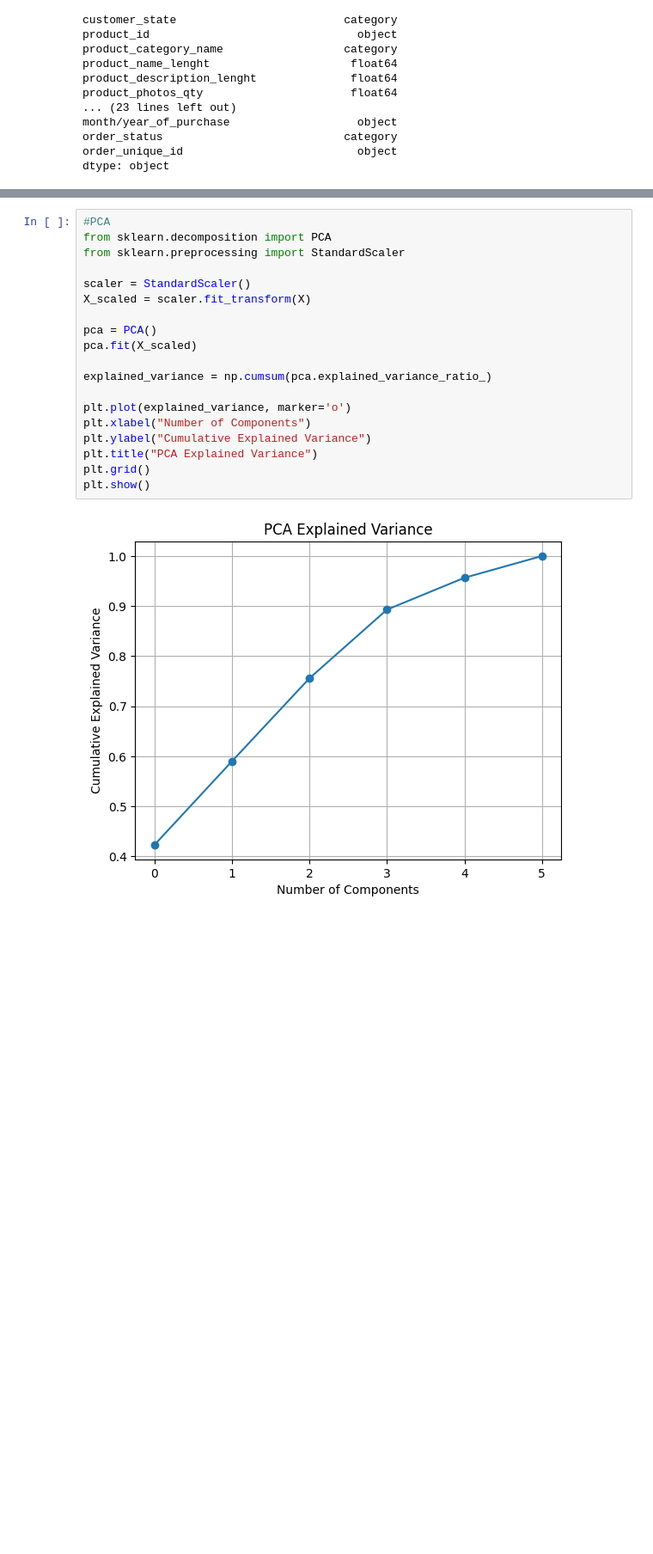
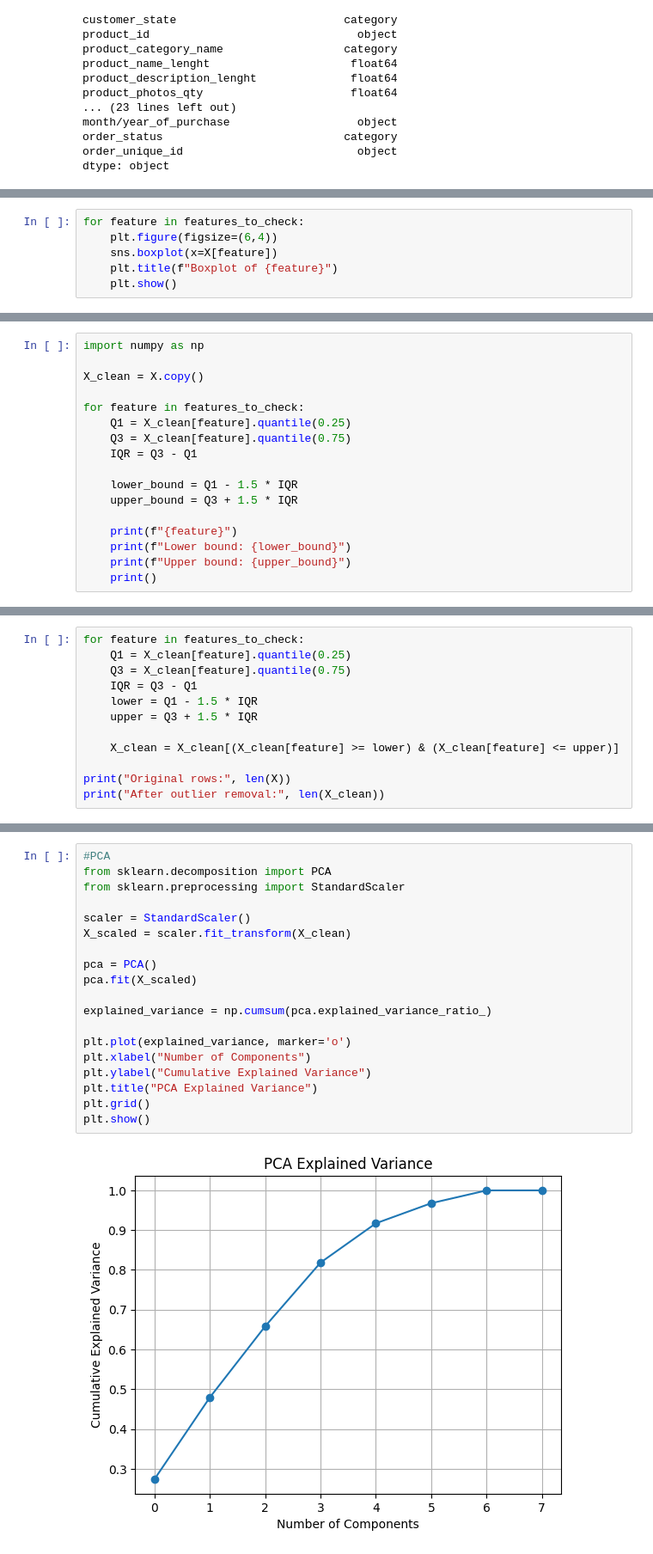
Before and after one commit to FilipStam97/brazilian-ecommerce-unsupervised-learning, a Jupyter notebook: brazilian-ecommerce-clustering.ipynb, the cells around one changed output, grey strips where cells are left out. Shown at 86% size. Drawn from its saved outputs; the diff is of its cells as text; blank space fills up the shorter version.

```diff
--- a/brazilian-ecommerce-clustering.ipynb
+++ b/brazilian-ecommerce-clustering.ipynb
@@ -367,0 +484,6 @@ Davies Bouldin score: 2.2016
+# %%
+for feature in features_to_check:
+    plt.figure(figsize=(6,4))
+    sns.boxplot(x=X[feature])
+    plt.title(f"Boxplot of {feature}")
+    plt.show()
@@ -367,0 +495,17 @@ Davies Bouldin score: 2.2016
+# %%
+import numpy as np
+
+X_clean = X.copy()
+
+for feature in features_to_check:
+    Q1 = X_clean[feature].quantile(0.25)
+    Q3 = X_clean[feature].quantile(0.75)
+    IQR = Q3 - Q1
+
+    lower_bound = Q1 - 1.5 * IQR
+    upper_bound = Q3 + 1.5 * IQR
+
+    print(f"{feature}")
+    print(f"Lower bound: {lower_bound}")
+    print(f"Upper bound: {upper_bound}")
+    print()
@@ -367,0 +528,12 @@ Davies Bouldin score: 2.2016
+# %%
+for feature in features_to_check:
+    Q1 = X_clean[feature].quantile(0.25)
+    Q3 = X_clean[feature].quantile(0.75)
+    IQR = Q3 - Q1
+    lower = Q1 - 1.5 * IQR
+    upper = Q3 + 1.5 * IQR
+
+    X_clean = X_clean[(X_clean[feature] >= lower) & (X_clean[feature] <= upper)]
+
+print("Original rows:", len(X))
+print("After outlier removal:", len(X_clean))
@@ -368,22 +660,22 @@ Davies Bouldin score: 2.2016
 # %%
 #PCA
 from sklearn.decomposition import PCA
 from sklearn.preprocessing import StandardScaler
 
 scaler = StandardScaler()
-X_scaled = scaler.fit_transform(X)
+X_scaled = scaler.fit_transform(X_clean)
 
 pca = PCA()
 pca.fit(X_scaled)
 
 explained_variance = np.cumsum(pca.explained_variance_ratio_)
 
 plt.plot(explained_variance, marker='o')
 plt.xlabel("Number of Components")
 plt.ylabel("Cumulative Explained Variance")
 plt.title("PCA Explained Variance")
 plt.grid()
 plt.show()
 # %% [output]
-[figure, old version]
+[figure, new version]
 # %%
```
Also changed, not shown: parts of 13 cells of this notebook.
